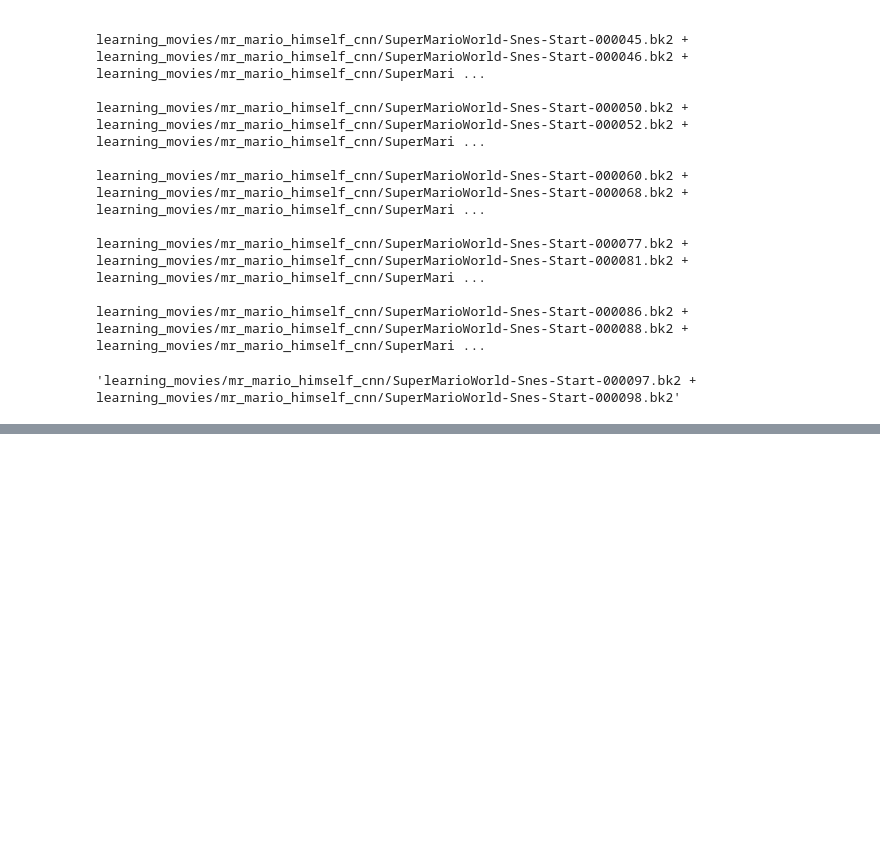
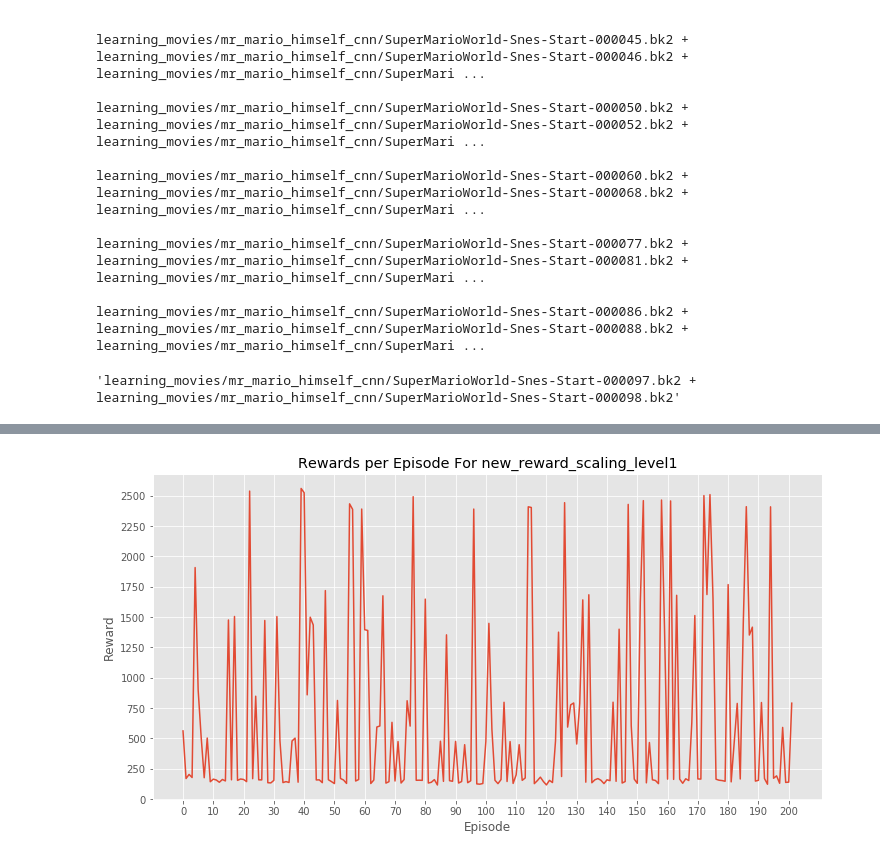
Before and after one commit to NJacobsohn/Your-Learning-is-in-Another-Castle, a Jupyter notebook: notebooks/plotting_and_visualization.ipynb, the cells around one changed output, grey strips where cells are left out. Saved outputs shown, nothing was run; the diff lists cells and outputs as text; code cells hidden in the pictures; blank space fills up the shorter version.

```diff
--- a/notebooks/plotting_and_visualization.ipynb
+++ b/notebooks/plotting_and_visualization.ipynb
@@ -98,0 +146,6 @@ learning_movies/mr_mario_himself_cnn/SuperMarioWorld-Snes-Start-000086.bk2 + lea
+# %%
+project = "new_reward_scaling_level1"
+fig, ax = plt.subplots(figsize=(12, 6))
+plot_rewards(project, ax)
+# %% [output]
+[figure, added]
```
Also changed, not shown: parts of 7 cells of this notebook.
